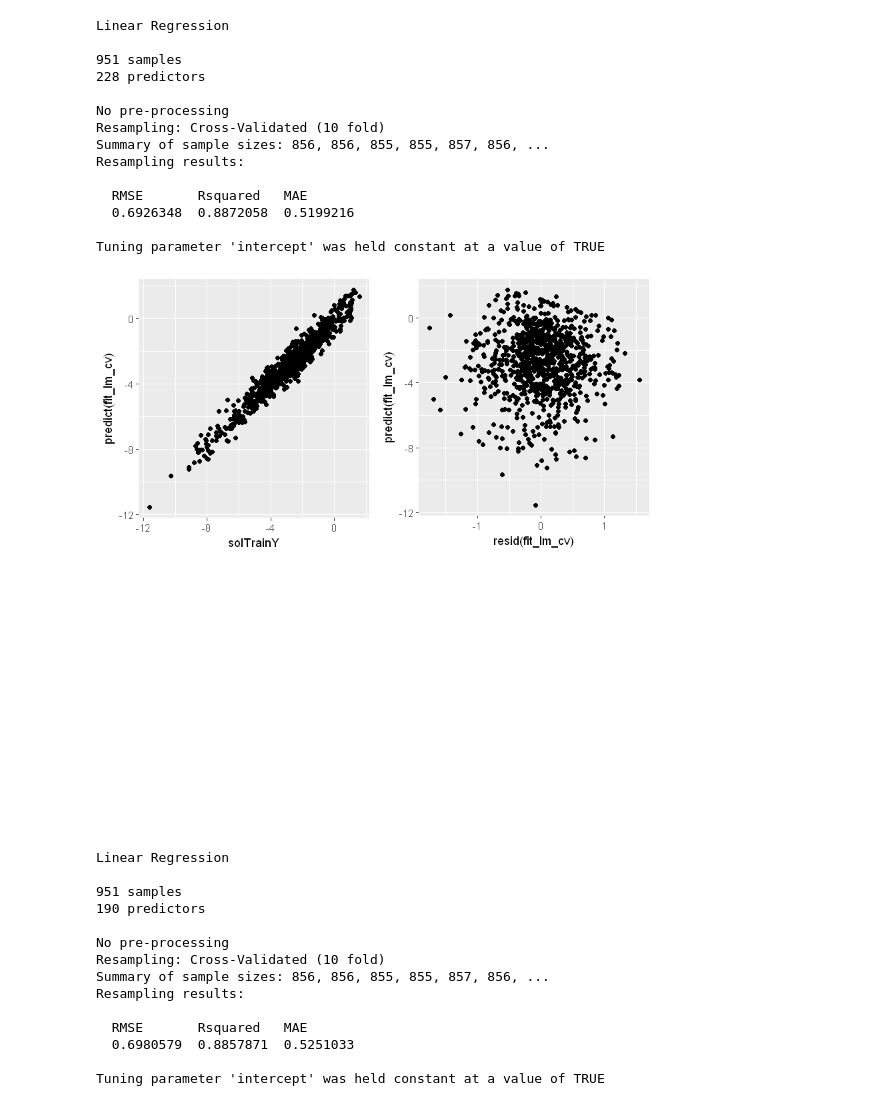
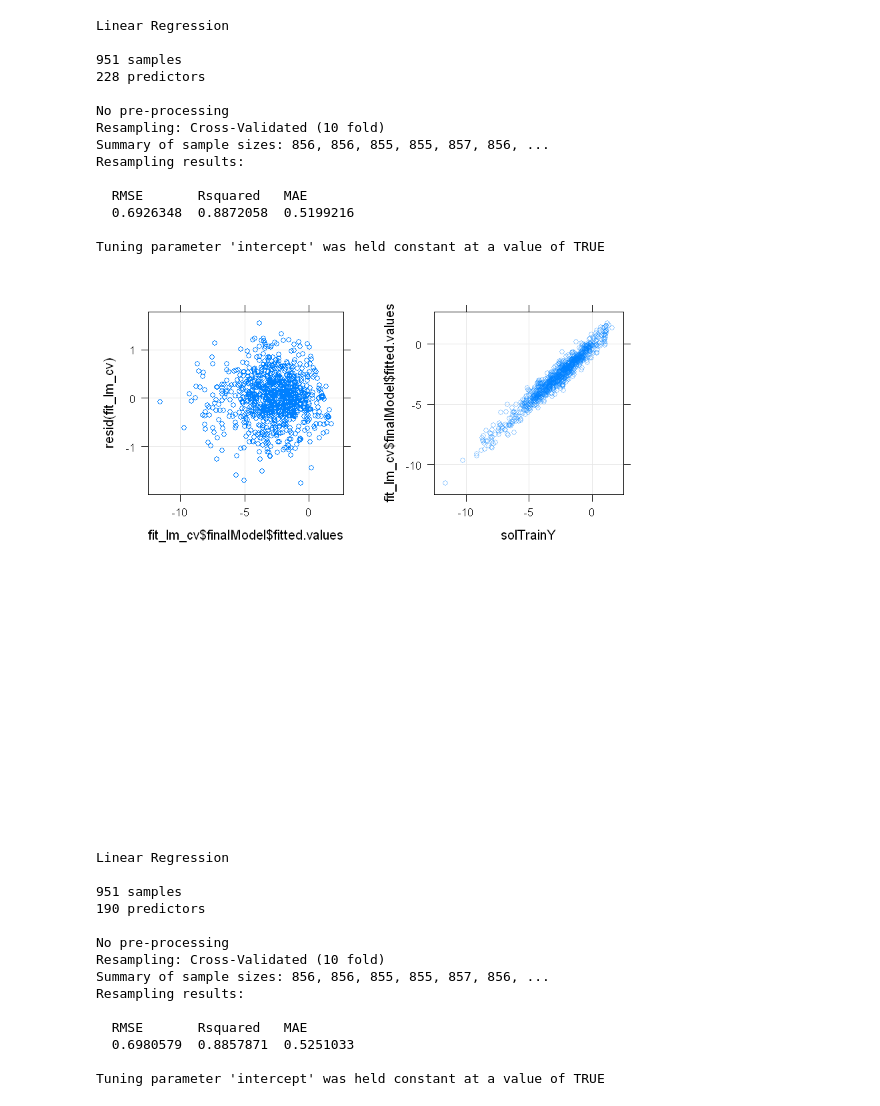
Before and after one commit to Randallzoeng/BookClub, a Jupyter notebook: AppliedPredictiveModeling/Chap. 6 Linear Regression and Its Cousins.ipynb, the cells around one changed output. Cells and saved outputs as stored; diff of their text form; code cells hidden in the pictures.

```diff
--- a/AppliedPredictiveModeling/Chap. 6 Linear Regression and Its Cousins.ipynb
+++ b/AppliedPredictiveModeling/Chap. 6 Linear Regression and Its Cousins.ipynb
@@ -206,15 +220,13 @@ Resampling results:
   0.6926348  0.8872058  0.5199216
 
 Tuning parameter 'intercept' was held constant at a value of TRUE
-# %%
-library(ggplot2)
-library(ggthemes)
-p1 <- ggplot(aes(solTrainY,predict(fit_lm_cv)),data=solTrainX) + geom_point()
-p2 <- ggplot(aes(resid(fit_lm_cv),predict(fit_lm_cv)),data=solTrainX) + geom_point()
-library(gridExtra)
-grid.arrange(p1, p2, ncol=2,nrow=2)
-# %% [output]
-[figure, removed]
+# %%
+p1 <- xyplot(resid(fit_lm_cv)~fit_lm_cv$finalModel$fitted.values,type=c("p","g"))
+p2 <- xyplot(fit_lm_cv$finalModel$fitted.values~solTrainY,alpha=0.4,type=c("p","g"))
+library(gridExtra)
+grid.arrange(p1, p2, ncol=2,nrow=2)
+# %% [output]
+[figure, added]
 # %%
 #get rid of predictors with high correlations
 high_cor <- findCorrelation(cor(solTrainXtrans),.90)
```
Also changed, not shown: parts of 32 cells of this notebook.
